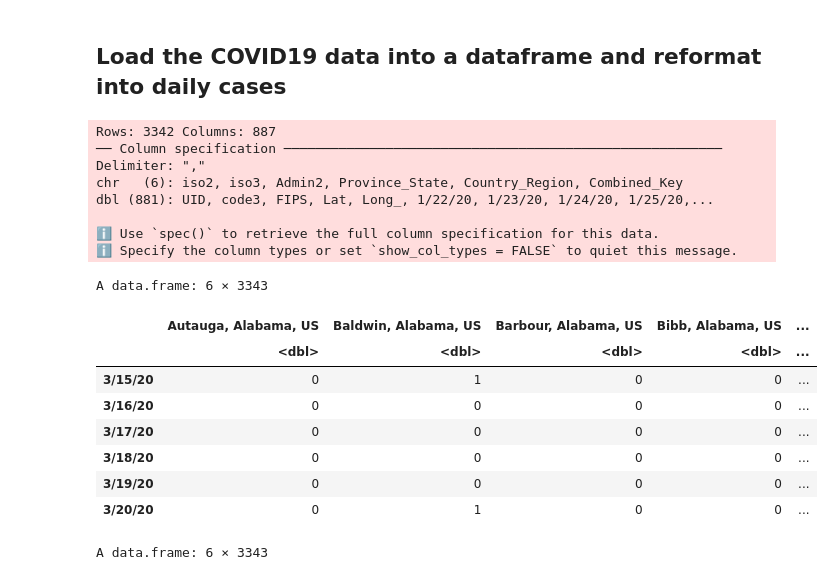
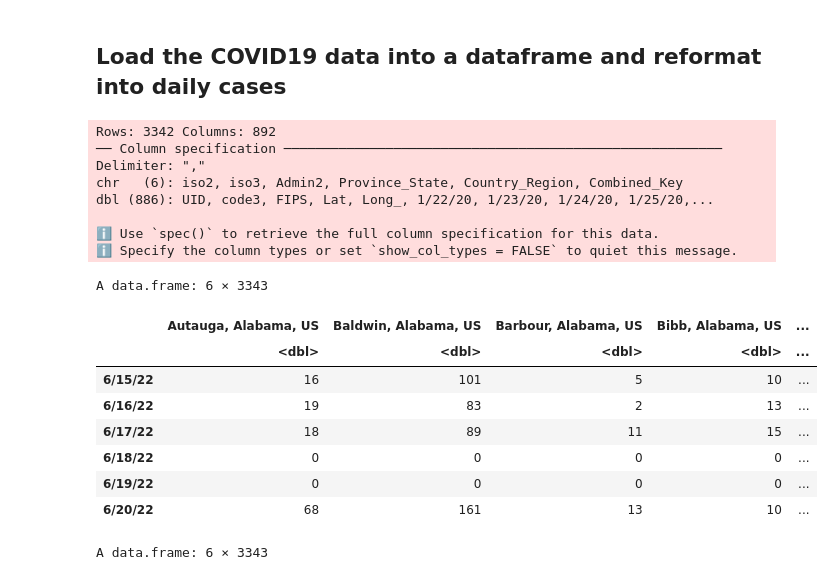
Before and after one commit to hongqin/R_COVID19_student_bootcamp2022June, a Jupyter notebook: R_coding_bootcamp_2022June.ipynb, the cells around one changed output. Drawn from its saved outputs; the diff is of its cells as text; code cells hidden in the pictures.

```diff
--- a/R_coding_bootcamp_2022June.ipynb
+++ b/R_coding_bootcamp_2022June.ipynb
@@ -338,37 +341,37 @@ The following object is masked from ‘package:tidyr’:
 # %%
 # load JHU covid19 data set with tidyverse read_csv
 # this is the URL for "view raw " for csv files on GitHub
 tb = read_csv("https://raw.githubusercontent.com/CSSEGISandData/COVID-19/master/csse_covid_19_data/csse_covid_19_time_series/time_series_covid19_confirmed_US.csv")
 tb1 <- tb %>% dplyr::select(12:length(tb[1,])) %>% as.matrix() %>% t() %>% diff() #reformat the data into daily cases
 tb1 = as.data.frame(tb1)
 names(tb1) = tb$Combined_Key
 
 tb1$date = mdy(rownames(tb1))
 
 #startday = ymd('2020/02/15')
 startday = ymd('2020/03/15')
 endday = today(tzone ='EST')
 
 tb <- tb1 %>% dplyr::filter( between(date, startday, endday))
-head(tb)
+tail(tb)
 # %% [output]
-Rows: 3342 Columns: 887
+Rows: 3342 Columns: 892
 ── Column specification ────────────────────────────────────────────────────────
 Delimiter: ","
 chr   (6): iso2, iso3, Admin2, Province_State, Country_Region, Combined_Key
-dbl (881): UID, code3, FIPS, Lat, Long_, 1/22/20, 1/23/20, 1/24/20, 1/25/20,...
+dbl (886): UID, code3, FIPS, Lat, Long_, 1/22/20, 1/23/20, 1/24/20, 1/25/20,...
 
 ℹ Use `spec()` to retrieve the full column specification for this data.
 ℹ Specify the column types or set `show_col_types = FALSE` to quiet this message.
 A data.frame: 6 × 3343
 |  | Autauga, Alabama, US | Baldwin, Alabama, US | Barbour, Alabama, US | Bibb, Alabama, US | ... |
 |  | <dbl> | <dbl> | <dbl> | <dbl> | ... |
-| 3/15/20 | 0 | 1 | 0 | 0 | ... |
-| 3/16/20 | 0 | 0 | 0 | 0 | ... |
-| 3/17/20 | 0 | 0 | 0 | 0 | ... |
-| 3/18/20 | 0 | 0 | 0 | 0 | ... |
-| 3/19/20 | 0 | 0 | 0 | 0 | ... |
-| 3/20/20 | 0 | 1 | 0 | 0 | ... |
+| 6/15/22 | 16 | 101 | 5 | 10 | ... |
+| 6/16/22 | 19 | 83 | 2 | 13 | ... |
+| 6/17/22 | 18 | 89 | 11 | 15 | ... |
+| 6/18/22 | 0 | 0 | 0 | 0 | ... |
+| 6/19/22 | 0 | 0 | 0 | 0 | ... |
+| 6/20/22 | 68 | 161 | 13 | 10 | ... |
 # %%
 tb1[300:305, ]
 # %% [output]
```
Also changed, not shown: parts of 54 cells of this notebook.
